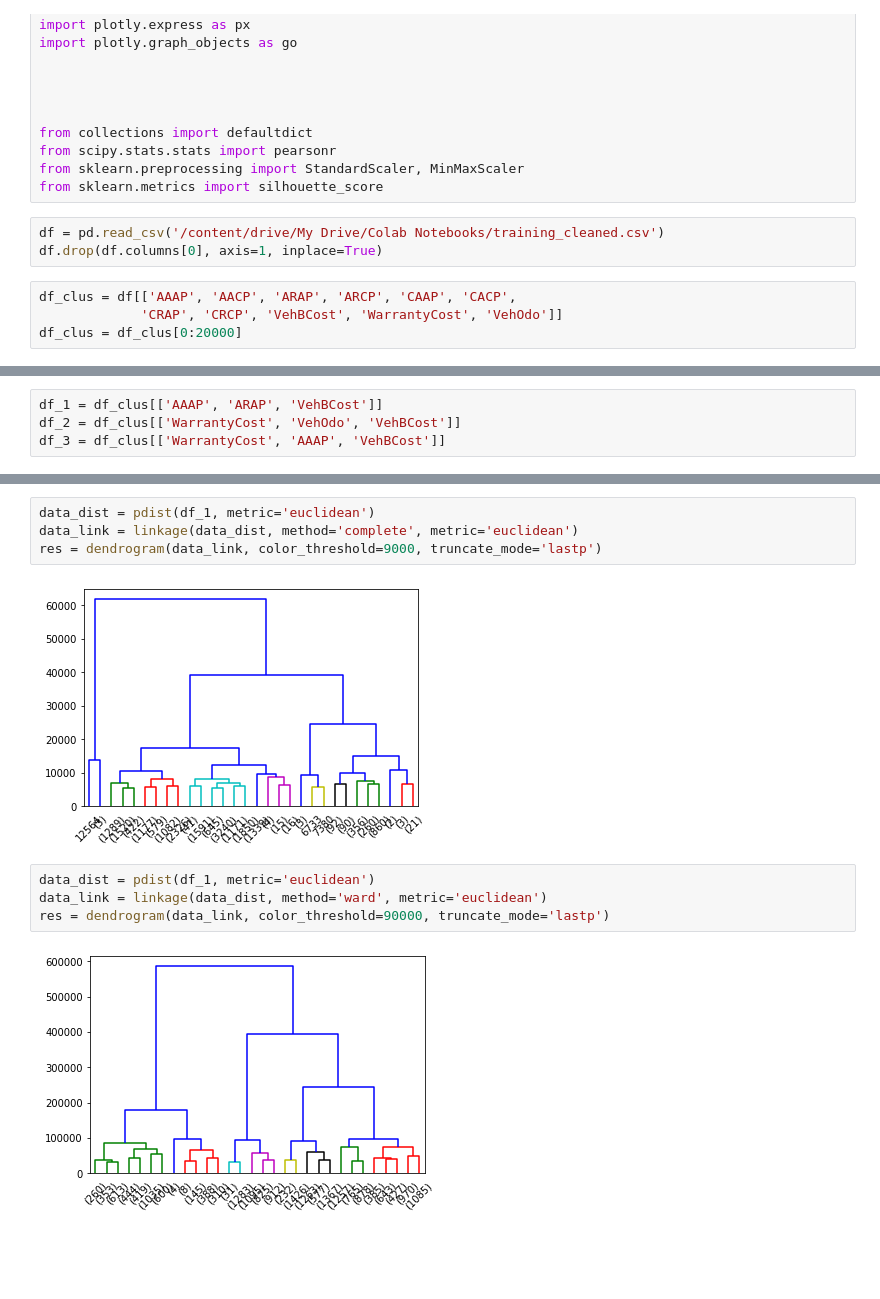
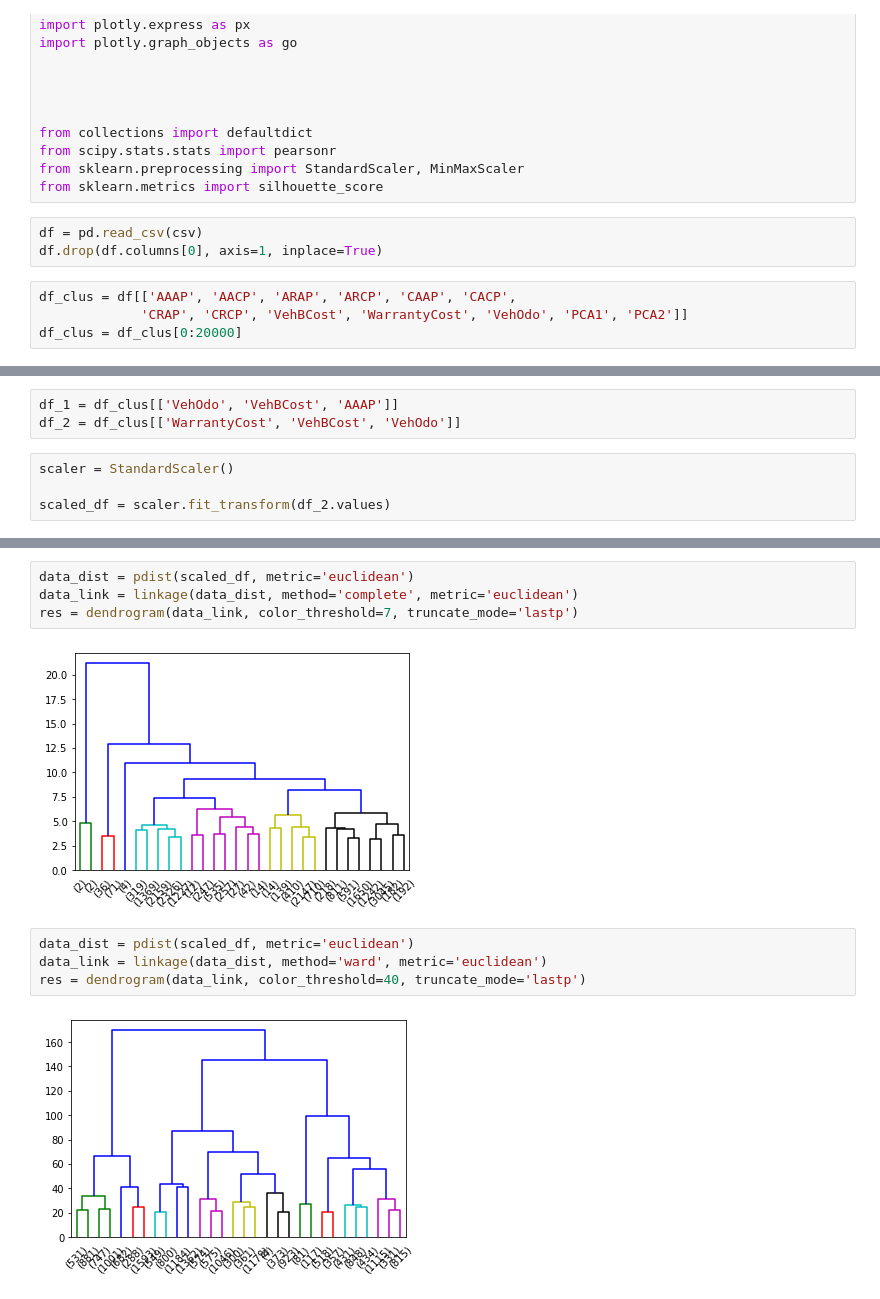
Before and after one commit to andybbruno/DataMining, a Jupyter notebook: lore_backup_colab/Hierarchical.ipynb, the cells around one changed output, grey strips where cells are left out. Saved outputs shown, nothing was run; the diff lists cells and outputs as text; blank space fills up the shorter version.

```diff
--- a/lore_backup_colab/Hierarchical.ipynb
+++ b/lore_backup_colab/Hierarchical.ipynb
@@ -27,9 +20,9 @@ from scipy.stats.stats import pearsonr
 from sklearn.preprocessing import StandardScaler, MinMaxScaler
 from sklearn.metrics import silhouette_score
 # %%
-df = pd.read_csv('/content/drive/My Drive/Colab Notebooks/training_cleaned.csv')
+df = pd.read_csv(csv)
 df.drop(df.columns[0], axis=1, inplace=True)
 # %%
 df_clus = df[['AAAP', 'AACP', 'ARAP', 'ARCP', 'CAAP', 'CACP',
-             'CRAP', 'CRCP', 'VehBCost', 'WarrantyCost', 'VehOdo']]
+             'CRAP', 'CRCP', 'VehBCost', 'WarrantyCost', 'VehOdo', 'PCA1', 'PCA2']]
 df_clus = df_clus[0:20000]
@@ -36,7 +40,10 @@ df_clus = df_clus[0:20000]
 # %%
-df_1 = df_clus[['AAAP', 'ARAP', 'VehBCost']]
-df_2 = df_clus[['WarrantyCost', 'VehOdo', 'VehBCost']]
-df_3 = df_clus[['WarrantyCost', 'AAAP', 'VehBCost']]
+df_1 = df_clus[['VehOdo', 'VehBCost', 'AAAP']]
+df_2 = df_clus[['WarrantyCost', 'VehBCost', 'VehOdo']]
+# %%
+scaler = StandardScaler()
+
+scaled_df = scaler.fit_transform(df_2.values)
 # %%
 from scipy.stats import mode
 from scipy.spatial.distance import pdist
@@ -44,13 +100,13 @@ from scipy.cluster.hierarchy import linkage, dendrogram
 # %%
-data_dist = pdist(df_1, metric='euclidean')
+data_dist = pdist(scaled_df, metric='euclidean')
 data_link = linkage(data_dist, method='complete', metric='euclidean')
-res = dendrogram(data_link, color_threshold=9000, truncate_mode='lastp')
+res = dendrogram(data_link, color_threshold=7, truncate_mode='lastp')
 # %% [output]
-[figure, old version]
+[figure, new version]
 # %%
-data_dist = pdist(df_1, metric='euclidean')
+data_dist = pdist(scaled_df, metric='euclidean')
 data_link = linkage(data_dist, method='ward', metric='euclidean')
-res = dendrogram(data_link, color_threshold=90000, truncate_mode='lastp')
+res = dendrogram(data_link, color_threshold=40, truncate_mode='lastp')
 # %% [output]
-[figure, old version]
+[figure, new version]
 # %%
```
Also changed, not shown: parts of 11 cells of this notebook.
